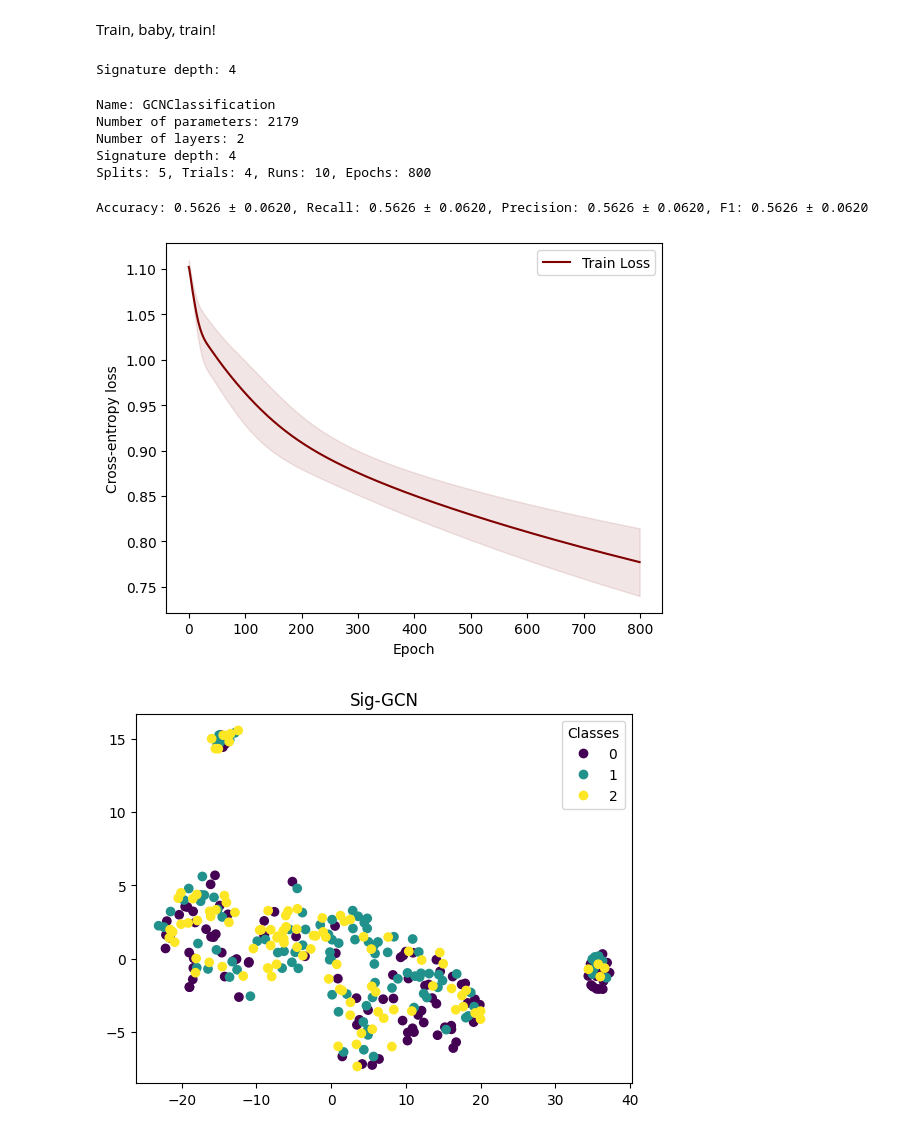
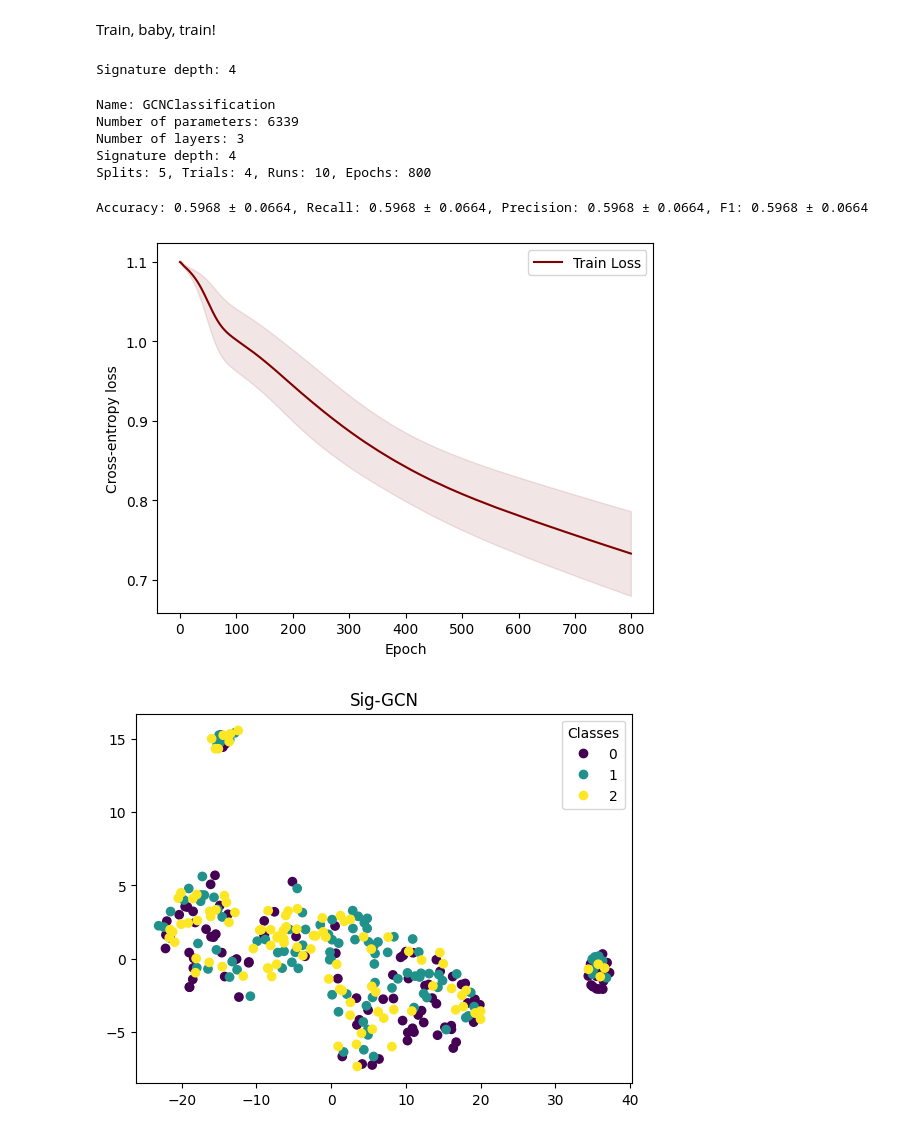
Before and after one commit to hans-riess/pygsig, a Jupyter notebook: brownian-1d-class.ipynb, the cells around one changed output. Saved outputs shown, nothing was run; the diff lists cells and outputs as text; code cells hidden in the pictures.

```diff
--- a/brownian-1d-class.ipynb
+++ b/brownian-1d-class.ipynb
@@ -219,8 +219,8 @@ all_models_confusion = []
 # create models
 min_depth = 4
 max_depth = 4
-min_hidden_layers = 1
-max_hidden_layers = 1
+min_hidden_layers = 2
+max_hidden_layers = 2
 
 for depth in range(min_depth,max_depth+1):
     print(f'Signature depth: {depth}')
@@ -287,37 +287,37 @@ for depth in range(min_depth,max_depth+1):
                         with torch.no_grad():
                             out = model(data.x, data.edge_index)
                             accuracy[split,run,trial] = accuracy_score(data.y[test_mask].argmax(dim=1).numpy(), out[test_mask].argmax(dim=1).numpy())
                             recall[split,run,trial] = recall_score(data.y[test_mask].argmax(dim=1).numpy(), out[test_mask].argmax(dim=1).numpy(),average='micro')
                             precision[split,run,trial] = precision_score(data.y[test_mask].argmax(dim=1).numpy(), out[test_mask].argmax(dim=1).numpy(),average='micro')
                             f1[split,run,trial] = f1_score(data.y[test_mask].argmax(dim=1).numpy(), out[test_mask].argmax(dim=1).numpy(),average='micro')
                             confusion[split,run,trial] = confusion_matrix(data.y[test_mask].argmax(dim=1).numpy(), out[test_mask].argmax(dim=1).numpy())
         print(f'Accuracy: {np.mean(accuracy):.4f} ± {np.std(accuracy):.4f}, Recall: {np.mean(recall):.4f} ± {np.std(recall):.4f}, Precision: {np.mean(precision):.4f} ± {np.std(precision):.4f}, F1: {np.mean(f1):.4f} ± {np.std(f1):.4f}')
         all_models_accuracy.append(accuracy)
         all_models_recall.append(recall)
         all_models_precision.append(precision)
         all_models_f1.append(f1)
         all_models_confusion.append(confusion)
 
         # Plotting
         avg_train_losses = np.mean(train_losses, axis=(0,1,2))
         std_train_losses = np.std(train_losses, axis=(0,1,2))
 
         plt.figure()
         plt.plot(avg_train_losses,  label='Train Loss', color='maroon')
         plt.fill_between(range(num_epochs), avg_train_losses - std_train_losses, avg_train_losses + std_train_losses, alpha=0.1, color='maroon')
         plt.xlabel('Epoch')
         plt.ylabel('Cross-entropy loss')
         plt.legend()
         plt.show()
 # %% [output]
 Signature depth: 4
 Name: GCNClassification
-Number of parameters: 2179
-Number of layers: 2
+Number of parameters: 6339
+Number of layers: 3
 Signature depth: 4
 Splits: 5, Trials: 4, Runs: 10, Epochs: 800
-Accuracy: 0.5626 ± 0.0620, Recall: 0.5626 ± 0.0620, Precision: 0.5626 ± 0.0620, F1: 0.5626 ± 0.0620
+Accuracy: 0.5968 ± 0.0664, Recall: 0.5968 ± 0.0664, Precision: 0.5968 ± 0.0664, F1: 0.5968 ± 0.0664
-[figure, old version]
+[figure, new version]
 # %%
 from sklearn.manifold import TSNE
 
```
Also changed, not shown: 6 other files.
